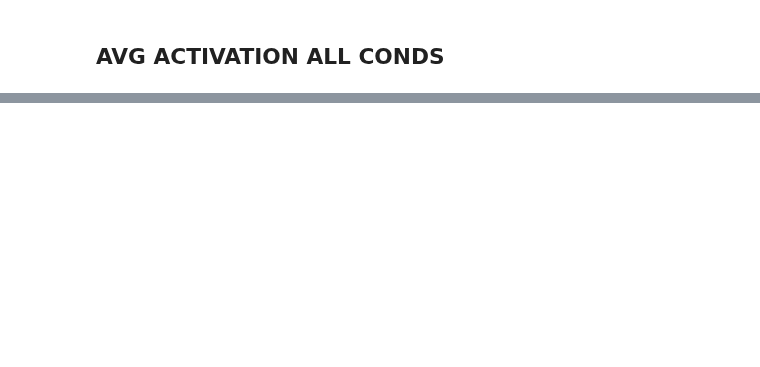
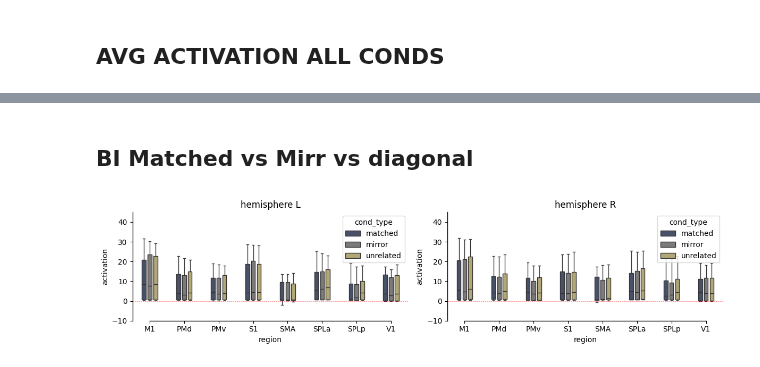
Before and after one commit to alighavam/bimanual_wrist, a Jupyter notebook: notebooks_mri/bmw_univariate.ipynb, the cells around one changed output, grey strips where cells are left out. Saved outputs shown, nothing was run; the diff lists cells and outputs as text; code cells hidden in the pictures; blank space fills up the shorter version.

```diff
--- a/notebooks_mri/bmw_univariate.ipynb
+++ b/notebooks_mri/bmw_univariate.ipynb
@@ -262,0 +282,23 @@ ValueError: All arrays must be of the same length
+# %% [markdown]
+## BI Matched vs Mirr vs diagonal
+# %%
+ana = pd.read_csv(os.path.join(analysisDir,'avg_activation_all.csv'))
+ana = ana[ana.cond_type!='uni']
+ana = ana.groupby(['sn', 'hem', 'region', 'hand', 'cond_type']).agg({'activation': 'mean'}).reset_index()
+
+hem = ['L','R']
+fig, ax = plt.subplots(1,2,figsize=(12,3))
+
+for i,h in enumerate(hem):
+    tmp = ana[(ana.hem == h)]
+    sns.boxplot(data=tmp, x='region', y='activation', hue='cond_type', ax=ax[i], width=0.5, gap=0.3, palette='cividis')
+    ax[i].axhline(0, color='red', linestyle='--', alpha=0.5, linewidth=0.5)
+    ax[i].set_ylim((-10,45))
+    ax[i].set_title(f'hemisphere {h}')
+    utils.please.make_it_pretty(ax=ax[i])
+
+plt.tight_layout()
+# plt.savefig(f'../figures/pattern_reliability/hand_encoding.pdf', bbox_inches="tight")
+plt.show()
+# %% [output]
+[figure, added]
```
Also changed, not shown: parts of 4 cells of this notebook, 3 other files.
